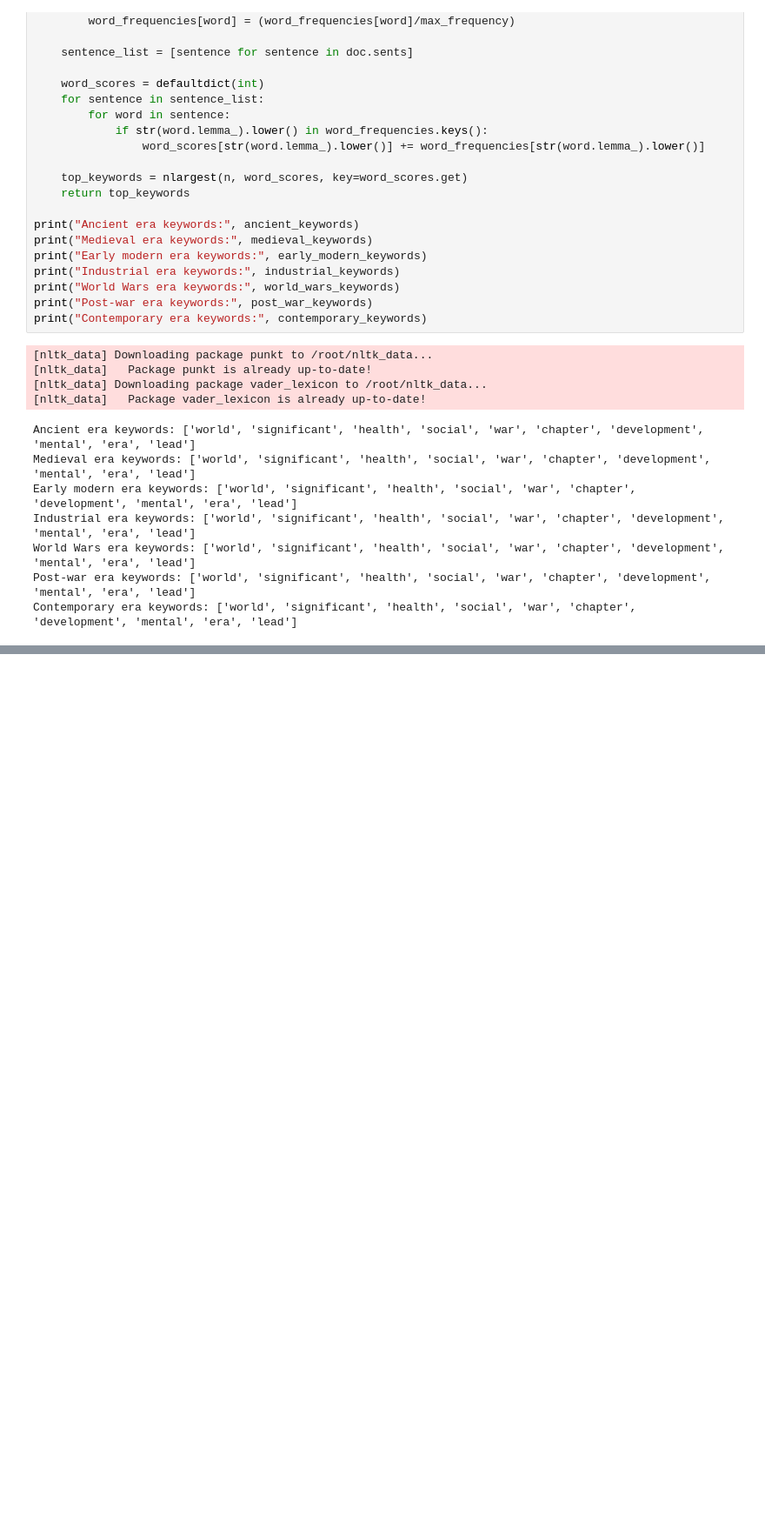
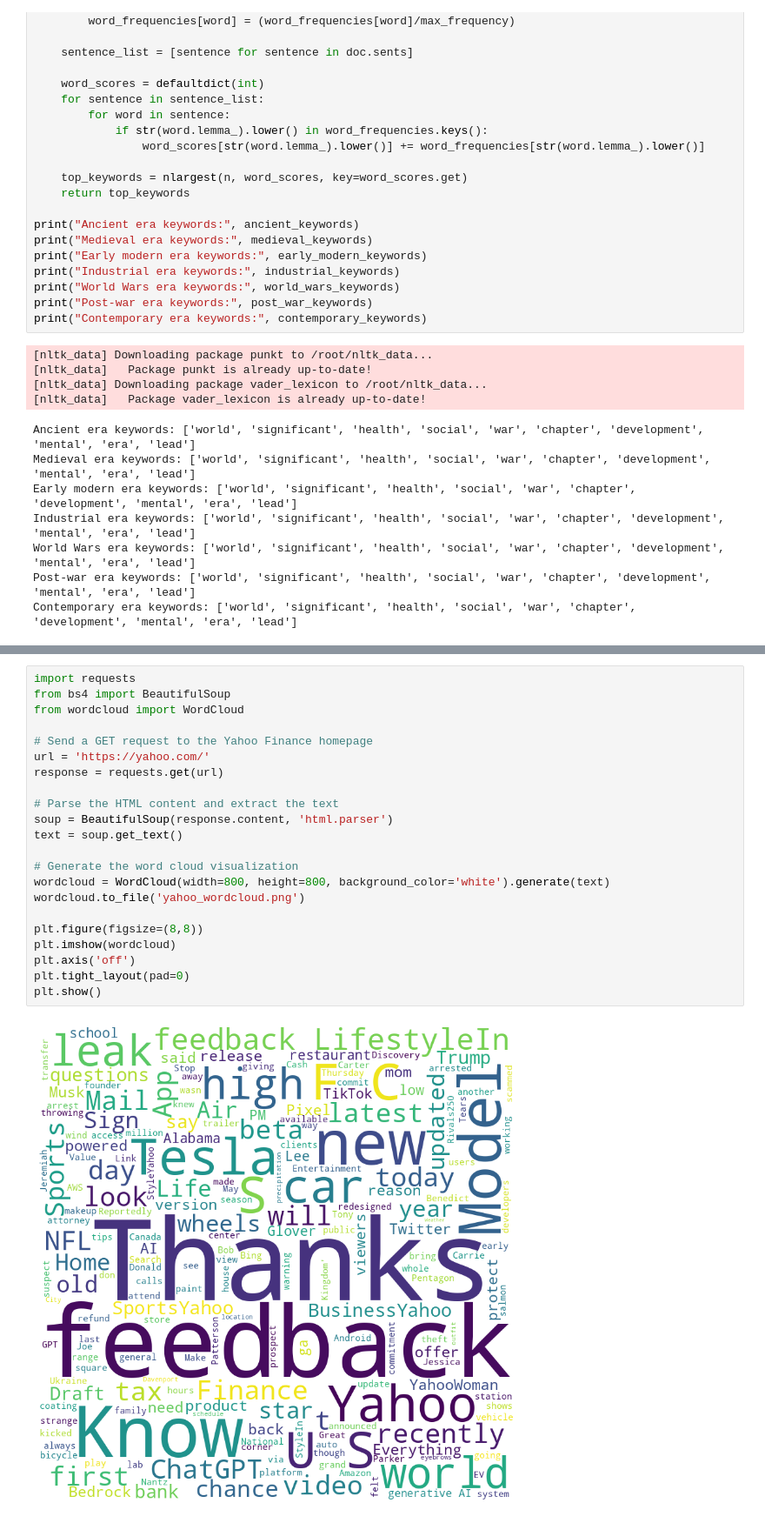
Before and after one commit to Emily20222022/blog_analytic_master, a Jupyter notebook: dash_app_for_DS.ipynb, the cells around one changed output, grey strips where cells are left out. Shown at 87% size. Saved outputs shown, nothing was run; the diff lists cells and outputs as text; blank space fills up the shorter version.

```diff
--- a/dash_app_for_DS.ipynb
+++ b/dash_app_for_DS.ipynb
@@ -392,0 +623,24 @@ Contemporary era keywords: ['world', 'significant', 'health', 'social', 'war', '
+# %%
+import requests
+from bs4 import BeautifulSoup
+from wordcloud import WordCloud
+
+# Send a GET request to the Yahoo Finance homepage
+url = 'https://yahoo.com/'
+response = requests.get(url)
+
+# Parse the HTML content and extract the text
+soup = BeautifulSoup(response.content, 'html.parser')
+text = soup.get_text()
+
+# Generate the word cloud visualization
+wordcloud = WordCloud(width=800, height=800, background_color='white').generate(text)
+wordcloud.to_file('yahoo_wordcloud.png')
+
+plt.figure(figsize=(8,8))
+plt.imshow(wordcloud)
+plt.axis('off')
+plt.tight_layout(pad=0)
+plt.show()
+# %% [output]
+[figure, added]
```
Also changed, not shown: parts of 10 cells of this notebook.
